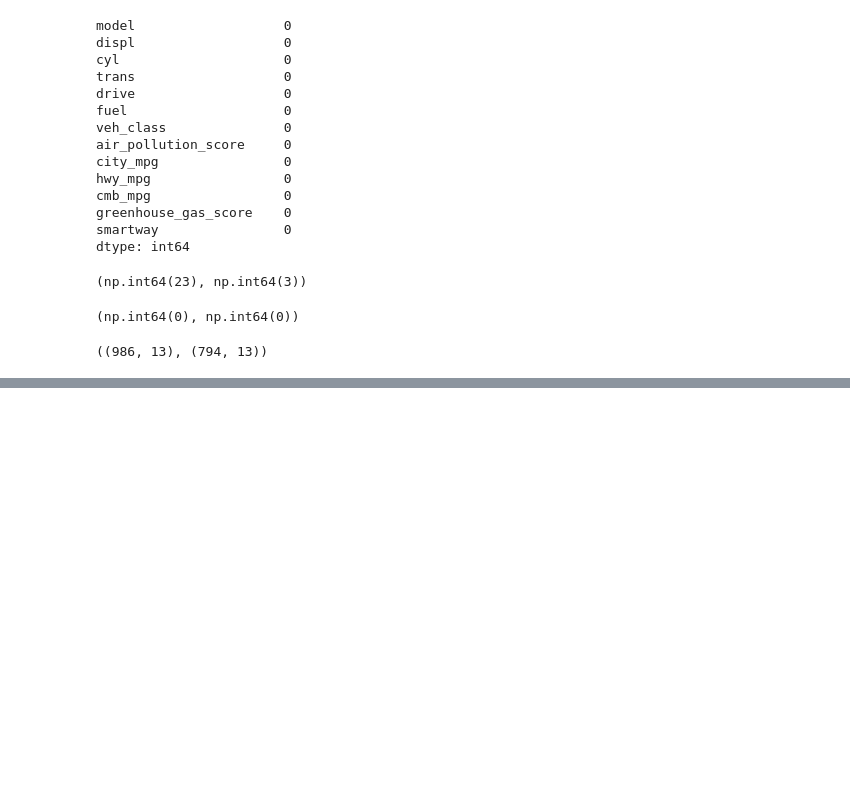
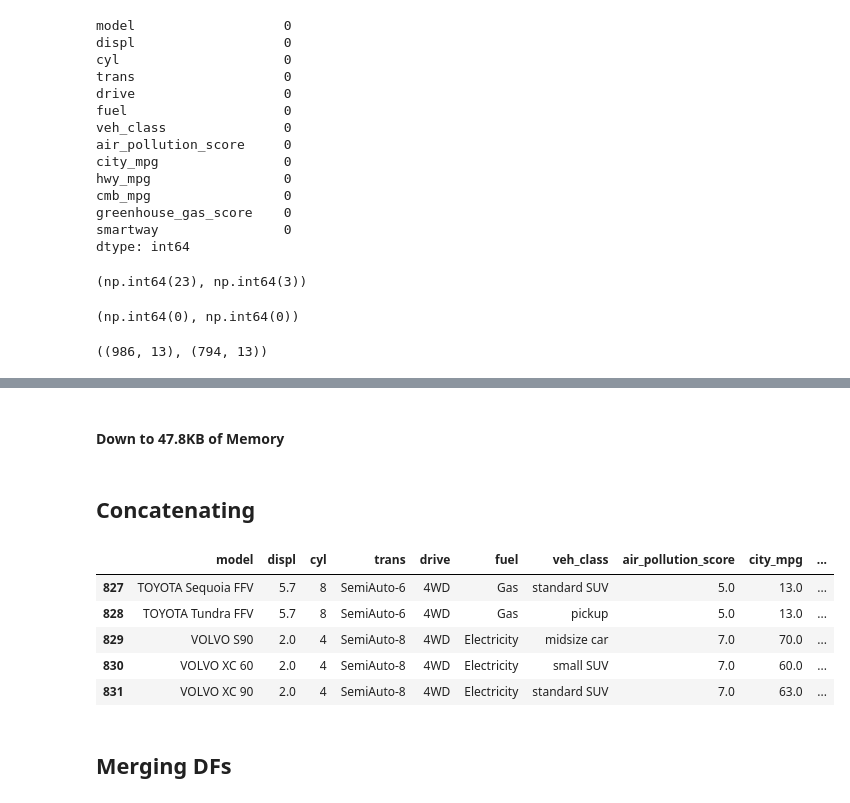
Before and after one commit to slimseidl/DataScience, a Jupyter notebook: DataAnalysisWithTools/pandasAndNumPy/FuelEco/FuelEconomy.ipynb, the cells around one changed output, grey strips where cells are left out. Cells and saved outputs as stored; diff of their text form; code cells hidden in the pictures; blank space fills up the shorter version.

Commit message:
numpy

```diff
--- a/DataAnalysisWithTools/pandasAndNumPy/FuelEco/FuelEconomy.ipynb
+++ b/DataAnalysisWithTools/pandasAndNumPy/FuelEco/FuelEconomy.ipynb
@@ -244,0 +721,25 @@ df_08.shape, df_18.shape
+# %% [markdown]
+#### Down to 47.8KB of Memory
+# %% [markdown]
+## Concatenating
+# %%
+import pandas as pd
+import numpy as np
+
+# load 2008 and 2018 datasets
+df_08 = pd.read_csv('clean_08.csv')
+df_18 = pd.read_csv('clean_18.csv')
+# %%
+df_08['year'] = '2008'
+df_18['year'] = '2018'
+# %%
+df = pd.concat([df_08, df_18])
+# %%
+df.tail()
+# %% [output]
+|  | model | displ | cyl | trans | drive | fuel | veh_class | air_pollution_score | city_mpg | ... |
+| 827 | TOYOTA Sequoia FFV | 5.7 | 8 | SemiAuto-6 | 4WD | Gas | standard SUV | 5.0 | 13.0 | ... |
+| 828 | TOYOTA Tundra FFV | 5.7 | 8 | SemiAuto-6 | 4WD | Gas | pickup | 5.0 | 13.0 | ... |
+| 829 | VOLVO S90 | 2.0 | 4 | SemiAuto-8 | 4WD | Electricity | midsize car | 7.0 | 70.0 | ... |
+| 830 | VOLVO XC 60 | 2.0 | 4 | SemiAuto-8 | 4WD | Electricity | small SUV | 7.0 | 60.0 | ... |
+| 831 | VOLVO XC 90 | 2.0 | 4 | SemiAuto-8 | 4WD | Electricity | standard SUV | 7.0 | 63.0 | ... |
@@ -244,0 +748,2 @@ df_08.shape, df_18.shape
+# %% [markdown]
+## Merging DFs
```
Also changed, not shown: parts of 85 cells of this notebook, 5 other files.
